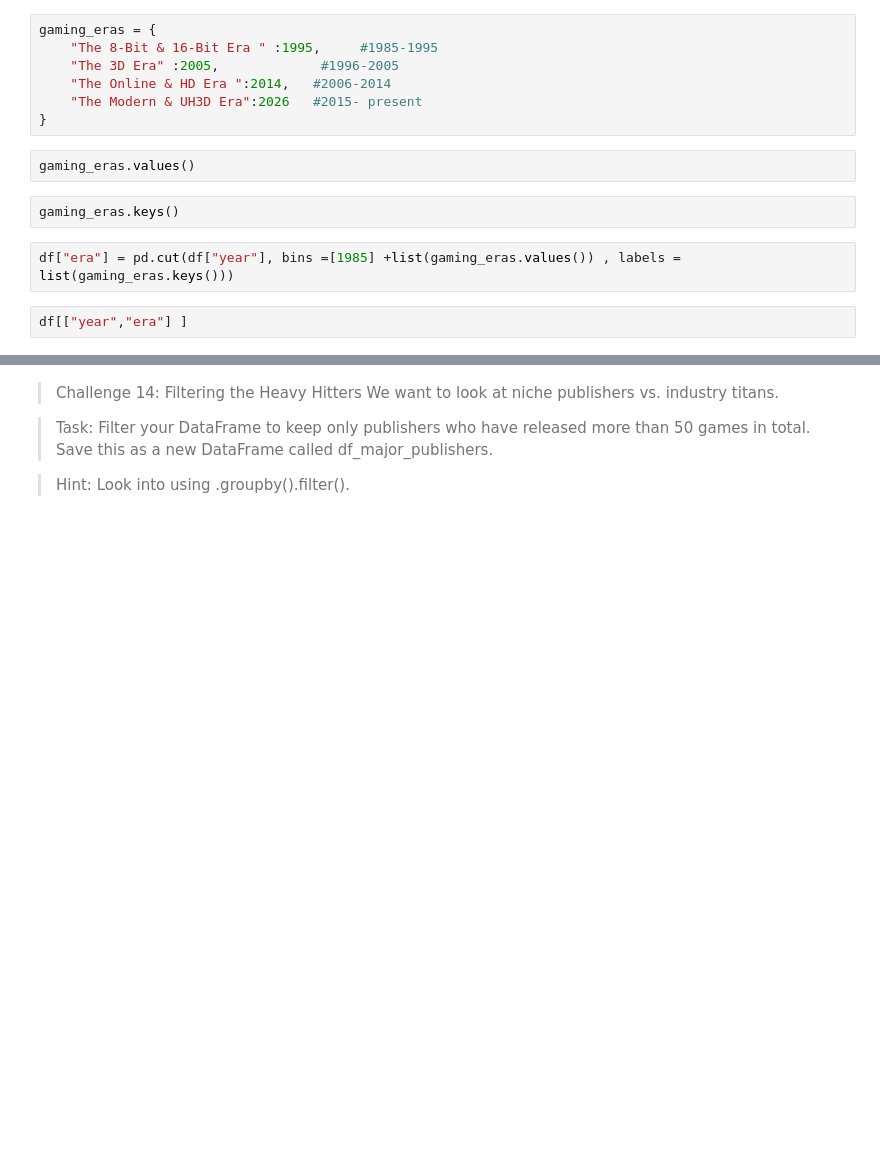
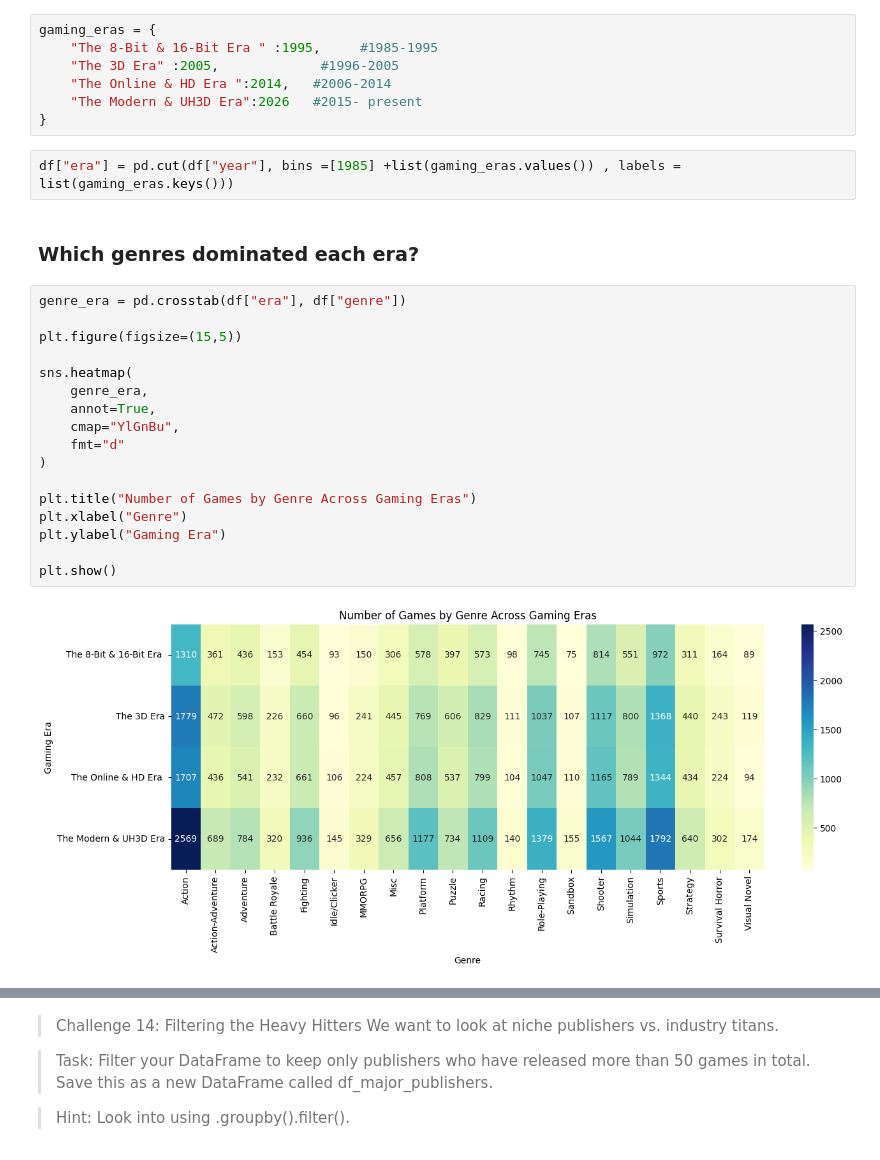
Before and after one commit to SalmaAllam8/Videogames-data-analysis-using-mysql-findings-and-insights-, a Jupyter notebook: notebook_analysis.ipynb, the cells around one changed output, grey strips where cells are left out. Saved outputs shown, nothing was run; the diff lists cells and outputs as text; blank space fills up the shorter version.

```diff
--- a/notebook_analysis.ipynb
+++ b/notebook_analysis.ipynb
@@ -632,11 +618,26 @@ gaming_eras = {
     "The Online & HD Era ":2014,   #2006-2014
     "The Modern & UH3D Era":2026   #2015- present
 }
-# %%
-gaming_eras.values()
-# %%
-gaming_eras.keys()
 # %%
 df["era"] = pd.cut(df["year"], bins =[1985] +list(gaming_eras.values()) , labels = list(gaming_eras.keys()))
-# %%
-df[["year","era"] ]
+# %% [markdown]
+###  Which genres dominated each era?
+# %%
+genre_era = pd.crosstab(df["era"], df["genre"])
+
+plt.figure(figsize=(15,5))
+
+sns.heatmap(
+    genre_era,
+    annot=True,
+    cmap="YlGnBu",
+    fmt="d"
+)
+
+plt.title("Number of Games by Genre Across Gaming Eras")
+plt.xlabel("Genre")
+plt.ylabel("Gaming Era")
+
+plt.show()
+# %% [output]
+[figure, added]
```
Also changed, not shown: parts of 5 cells of this notebook.
